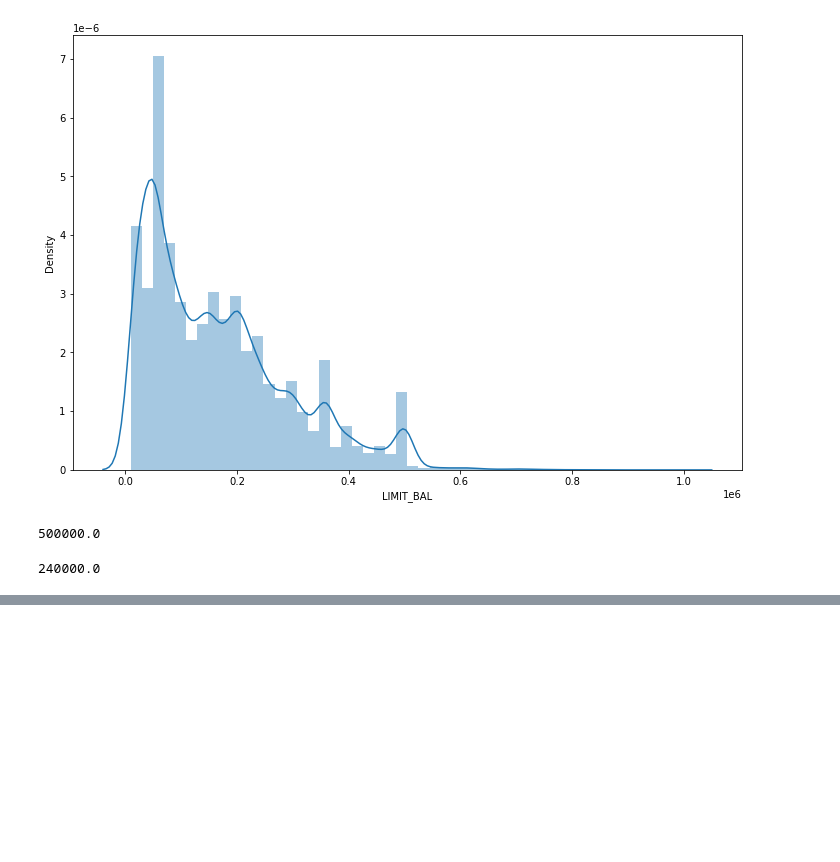
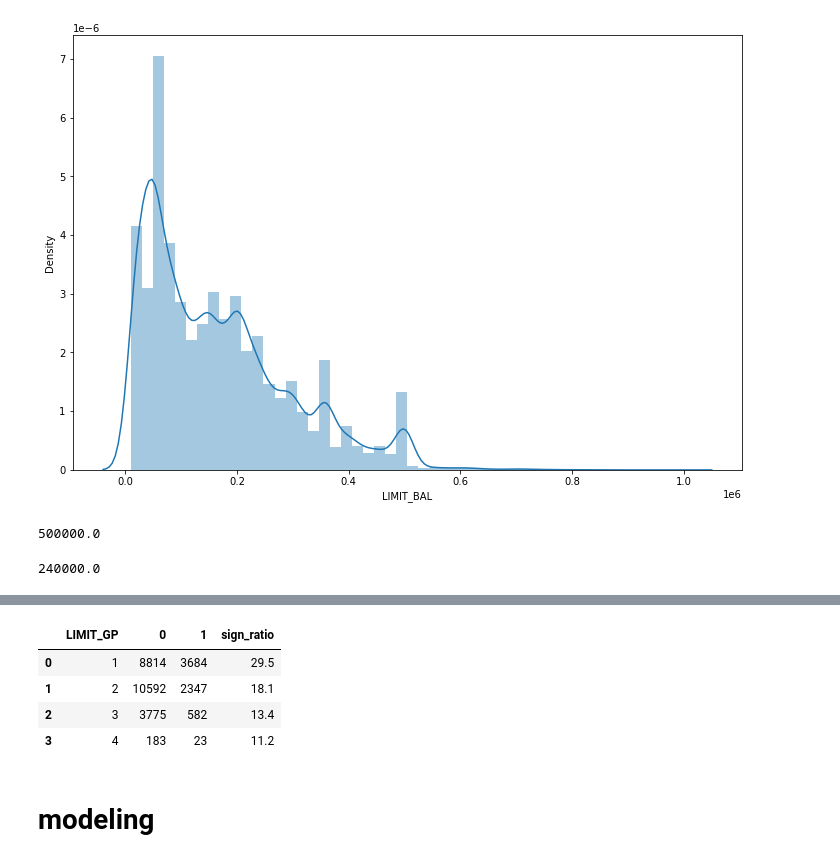
Before and after one commit to seonydg/ml-classification-credit-card-default, a Jupyter notebook: credit-card-default.ipynb, the cells around one changed output, grey strips where cells are left out. Saved outputs shown, nothing was run; the diff lists cells and outputs as text; code cells hidden in the pictures; blank space fills up the shorter version.

```diff
--- a/credit-card-default.ipynb
+++ b/credit-card-default.ipynb
@@ -365,0 +398,10 @@ np.quantile(df['LIMIT_BAL'].sort_values(), 0.75)
+# %%
+get_ratio('LIMIT_GP')
+# %% [output]
+|  | LIMIT_GP | 0 | 1 | sign_ratio |
+| 0 | 1 | 8814 | 3684 | 29.5 |
+| 1 | 2 | 10592 | 2347 | 18.1 |
+| 2 | 3 | 3775 | 582 | 13.4 |
+| 3 | 4 | 183 | 23 | 11.2 |
+# %% [markdown]
+# modeling
```
Also changed, not shown: parts of 2 cells of this notebook.
